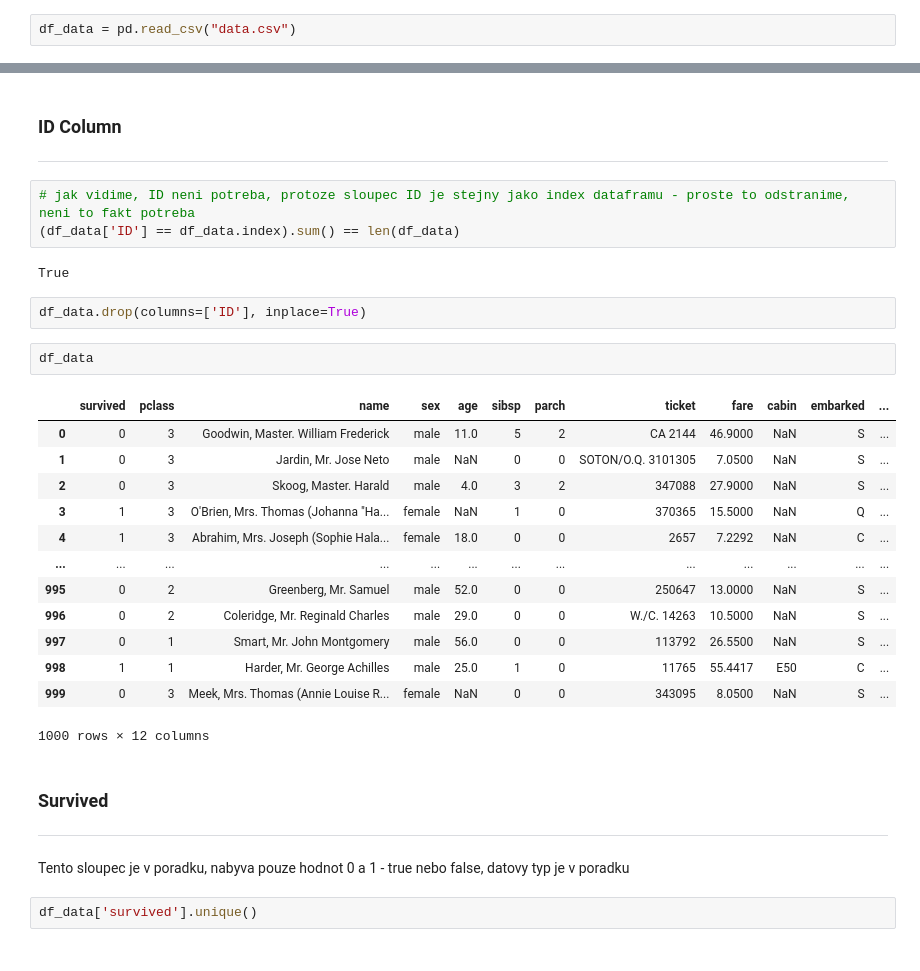
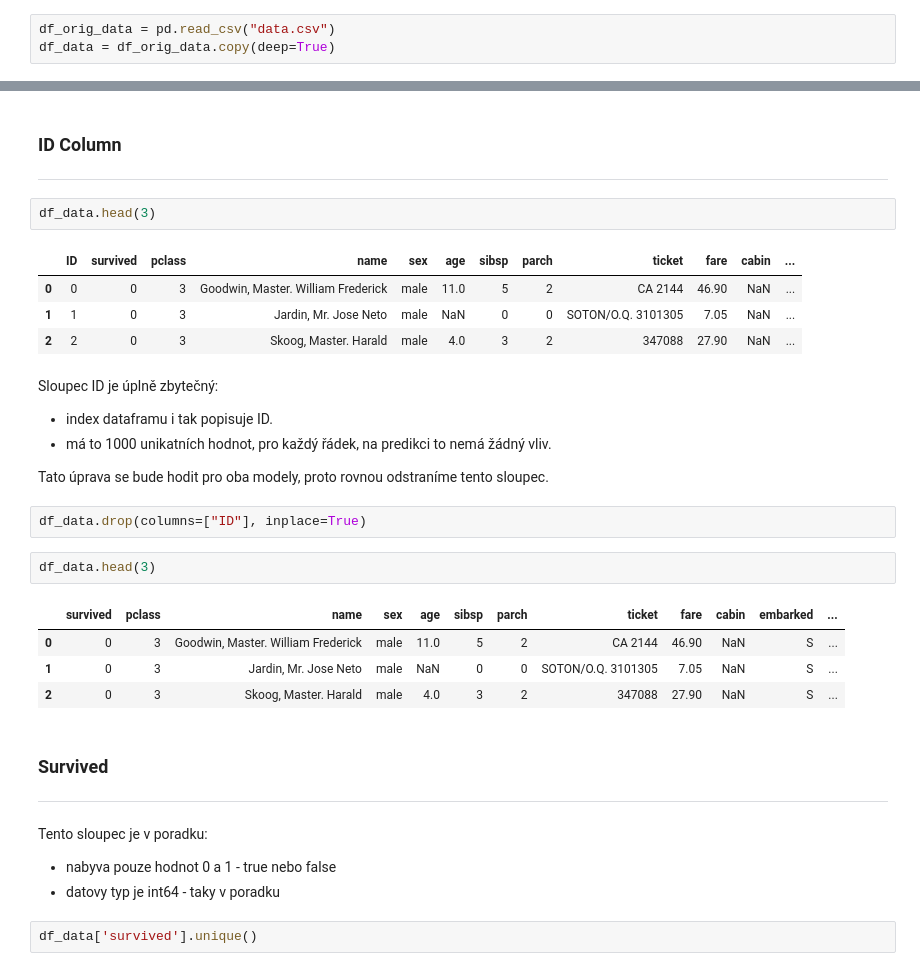
Before and after one commit to nickobard/Machine-Learning-I, a Jupyter notebook: 01/homework_01.ipynb, the cells around one changed output, grey strips where cells are left out. Drawn from its saved outputs; the diff is of its cells as text.

```diff
--- a/01/homework_01.ipynb
+++ b/01/homework_01.ipynb
@@ -88,2 +88,3 @@ random_seed = 42
 # %%
-df_data = pd.read_csv("data.csv")
+df_orig_data = pd.read_csv("data.csv")
+df_data = df_orig_data.copy(deep=True)
@@ -186,34 +186,35 @@ dtype: bool
 # %% [markdown]
 ### ID Column
 ***
-# %%
-# jak vidime, ID neni potreba, protoze sloupec ID je stejny jako index dataframu - proste to odstranime, neni to fakt potreba
-(df_data['ID'] == df_data.index).sum() == len(df_data)
-# %% [output]
-True
+# %%
+df_data.head(3)
+# %% [output]
+|  | ID | survived | pclass | name | sex | age | sibsp | parch | ticket | fare | cabin | ... |
+| 0 | 0 | 0 | 3 | Goodwin, Master. William Frederick | male | 11.0 | 5 | 2 | CA 2144 | 46.90 | NaN | ... |
+| 1 | 1 | 0 | 3 | Jardin, Mr. Jose Neto | male | NaN | 0 | 0 | SOTON/O.Q. 3101305 | 7.05 | NaN | ... |
+| 2 | 2 | 0 | 3 | Skoog, Master. Harald | male | 4.0 | 3 | 2 | 347088 | 27.90 | NaN | ... |
+# %% [markdown]
+Sloupec ID je úplně zbytečný:
+ - index dataframu i tak popisuje ID.
+ - má to 1000 unikatních hodnot, pro každý řádek, na predikci to nemá žádný vliv.
+
+ Tato úprava se bude hodit pro oba modely, proto rovnou odstraníme tento sloupec.
 # %%
-df_data.drop(columns=['ID'], inplace=True)
+df_data.drop(columns=["ID"], inplace=True)
 # %%
-df_data
+df_data.head(3)
 # %% [output]
 |  | survived | pclass | name | sex | age | sibsp | parch | ticket | fare | cabin | embarked | ... |
-| 0 | 0 | 3 | Goodwin, Master. William Frederick | male | 11.0 | 5 | 2 | CA 2144 | 46.9000 | NaN | S | ... |
-| 1 | 0 | 3 | Jardin, Mr. Jose Neto | male | NaN | 0 | 0 | SOTON/O.Q. 3101305 | 7.0500 | NaN | S | ... |
-| 2 | 0 | 3 | Skoog, Master. Harald | male | 4.0 | 3 | 2 | 347088 | 27.9000 | NaN | S | ... |
-| 3 | 1 | 3 | O'Brien, Mrs. Thomas (Johanna "Ha... | female | NaN | 1 | 0 | 370365 | 15.5000 | NaN | Q | ... |
-| 4 | 1 | 3 | Abrahim, Mrs. Joseph (Sophie Hala... | female | 18.0 | 0 | 0 | 2657 | 7.2292 | NaN | C | ... |
-| ... | ... | ... | ... | ... | ... | ... | ... | ... | ... | ... | ... | ... |
-| 995 | 0 | 2 | Greenberg, Mr. Samuel | male | 52.0 | 0 | 0 | 250647 | 13.0000 | NaN | S | ... |
-| 996 | 0 | 2 | Coleridge, Mr. Reginald Charles | male | 29.0 | 0 | 0 | W./C. 14263 | 10.5000 | NaN | S | ... |
-| 997 | 0 | 1 | Smart, Mr. John Montgomery | male | 56.0 | 0 | 0 | 113792 | 26.5500 | NaN | S | ... |
-| 998 | 1 | 1 | Harder, Mr. George Achilles | male | 25.0 | 1 | 0 | 11765 | 55.4417 | E50 | C | ... |
-| 999 | 0 | 3 | Meek, Mrs. Thomas (Annie Louise R... | female | NaN | 0 | 0 | 343095 | 8.0500 | NaN | S | ... |
+| 0 | 0 | 3 | Goodwin, Master. William Frederick | male | 11.0 | 5 | 2 | CA 2144 | 46.90 | NaN | S | ... |
+| 1 | 0 | 3 | Jardin, Mr. Jose Neto | male | NaN | 0 | 0 | SOTON/O.Q. 3101305 | 7.05 | NaN | S | ... |
+| 2 | 0 | 3 | Skoog, Master. Harald | male | 4.0 | 3 | 2 | 347088 | 27.90 | NaN | S | ... |
-1000 rows × 12 columns
 # %% [markdown]
 ### Survived
 ***
 # %% [markdown]
-Tento sloupec je v poradku, nabyva pouze hodnot 0 a 1 - true nebo false, datovy typ je v poradku
+Tento sloupec je v poradku:
+ - nabyva pouze hodnot 0 a 1 - true nebo false
+ - datovy typ je int64 - taky v poradku
 # %%
 df_data['survived'].unique()
 # %% [output]
```
Also changed, not shown: parts of 137 cells of this notebook.
